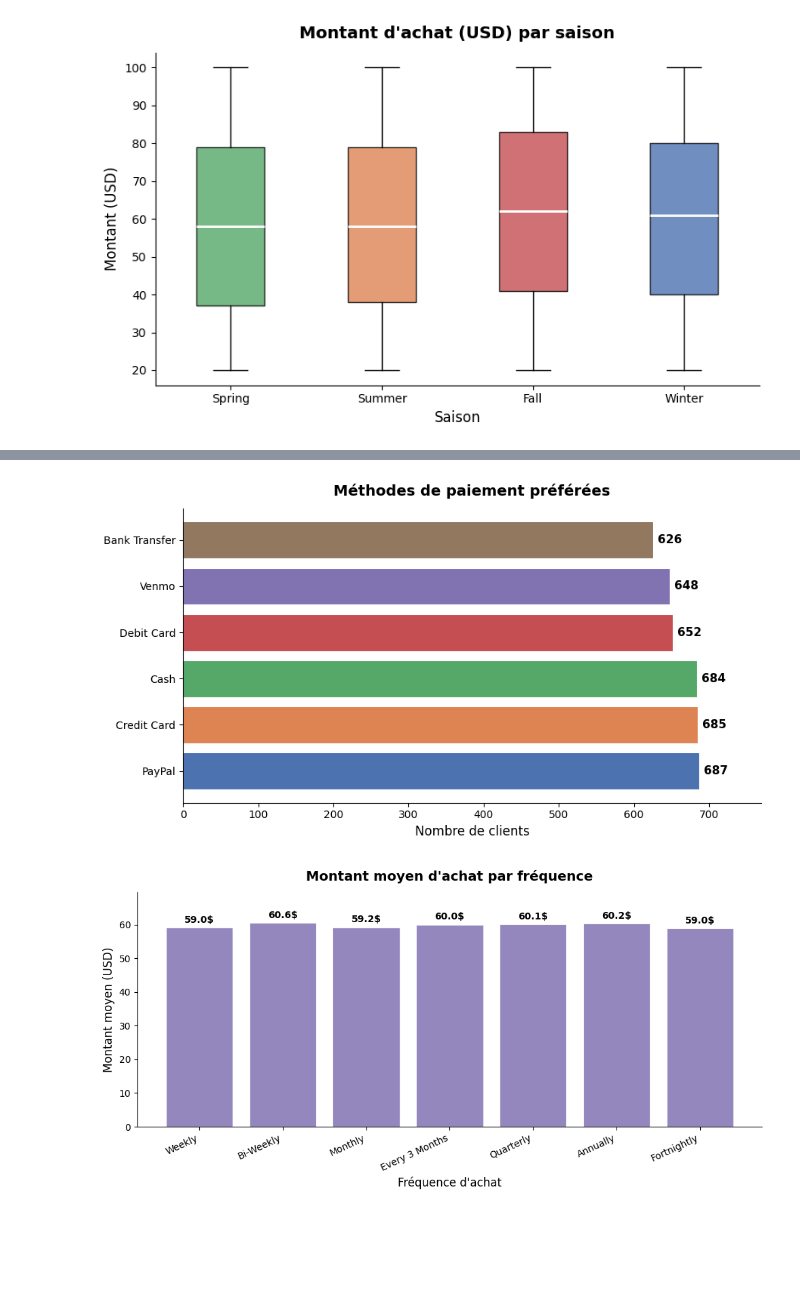
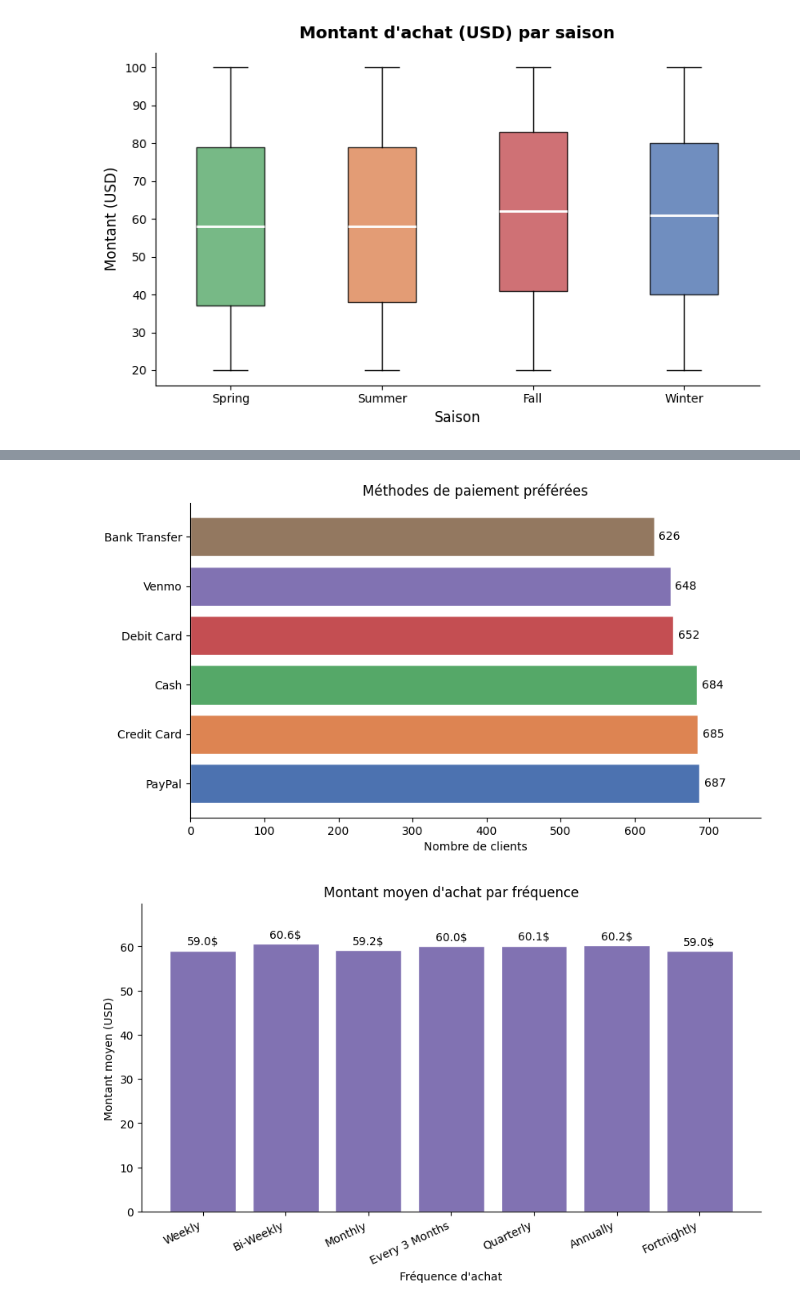
Before and after one commit to HediHachicha/Projet-DS, a Jupyter notebook: projet.ipynb, the cells around one changed output, grey strips where cells are left out. Saved outputs shown, nothing was run; the diff lists cells and outputs as text; code cells hidden in the pictures; blank space fills up the shorter version.

```diff
--- a/projet.ipynb
+++ b/projet.ipynb
@@ -243,31 +263,45 @@ plt.show()
 # %%
 fig, ax = plt.subplots(figsize=(9, 5))
+
 pay_counts = df['Preferred Payment Method'].value_counts()
+
 colors_pay = ['#4C72B0', '#DD8452', '#55A868', '#C44E52', '#8172B2', '#937860']
-bars = ax.barh(pay_counts.index, pay_counts.values, color=colors_pay, edgecolor='white', linewidth=0.8)
-ax.bar_label(bars, padding=4, fontsize=11, fontweight='bold')
-ax.set_title('Méthodes de paiement préférées', fontsize=14, fontweight='bold', pad=12)
-ax.set_xlabel('Nombre de clients', fontsize=12)
+bars = ax.barh(pay_counts.index, pay_counts.values, color=colors_pay, edgecolor='white')
+
+ax.bar_label(bars, padding=4)
+
+ax.set_title('Méthodes de paiement préférées')
+ax.set_xlabel('Nombre de clients')
+
 ax.spines[['top', 'right']].set_visible(False)
+
 ax.set_xlim(0, pay_counts.max() * 1.12)
-plt.tight_layout()
+
 plt.show()
 # %% [output]
-[figure, old version]
+[figure, new version]
 # %%
 fig, ax = plt.subplots(figsize=(10, 5))
+
 freq_order = ['Weekly', 'Bi-Weekly', 'Monthly', 'Every 3 Months', 'Quarterly', 'Annually', 'Fortnightly']
 freq_order = [f for f in freq_order if f in df['Frequency of Purchases'].unique()]
+
 freq_avg = df.groupby('Frequency of Purchases')['Purchase Amount (USD)'].mean().reindex(freq_order).dropna()
-bars = ax.bar(freq_avg.index, freq_avg.values, color='#8172B2', edgecolor='white', linewidth=0.8, alpha=0.85)
-ax.bar_label(bars, fmt='%.1f$', padding=3, fontsize=10, fontweight='bold')
-ax.set_title("Montant moyen d'achat par fréquence", fontsize=14, fontweight='bold', pad=12)
-ax.set_xlabel("Fréquence d'achat", fontsize=12)
-ax.set_ylabel('Montant moyen (USD)', fontsize=12)
+
+bars = ax.bar(freq_avg.index, freq_avg.values, color='#8172B2', edgecolor='white')
+
+ax.bar_label(bars, fmt='%.1f$', padding=3)
+
+ax.set_title("Montant moyen d'achat par fréquence")
+ax.set_xlabel("Fréquence d'achat")
+ax.set_ylabel('Montant moyen (USD)')
+
 ax.spines[['top', 'right']].set_visible(False)
+
 ax.set_ylim(0, freq_avg.max() * 1.15)
+
 plt.xticks(rotation=25, ha='right')
-plt.tight_layout()
+
 plt.show()
 # %% [output]
-[figure, old version]
+[figure, new version]
```
Also changed, not shown: parts of 4 cells of this notebook.
